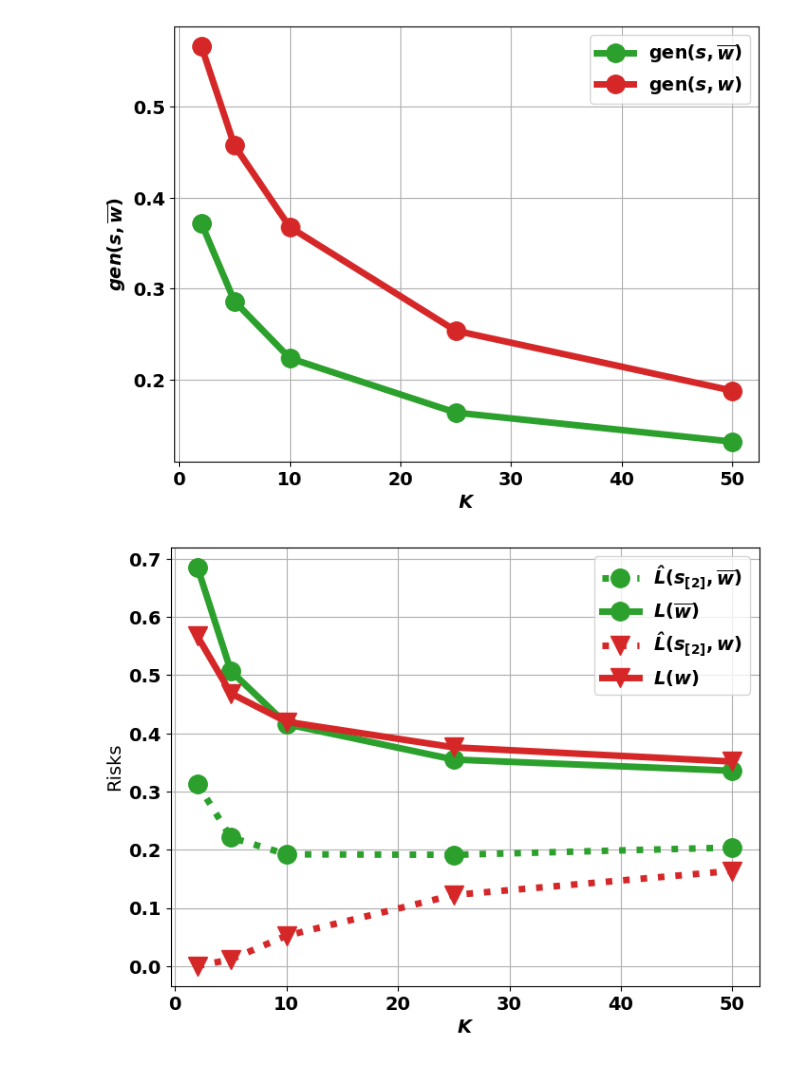
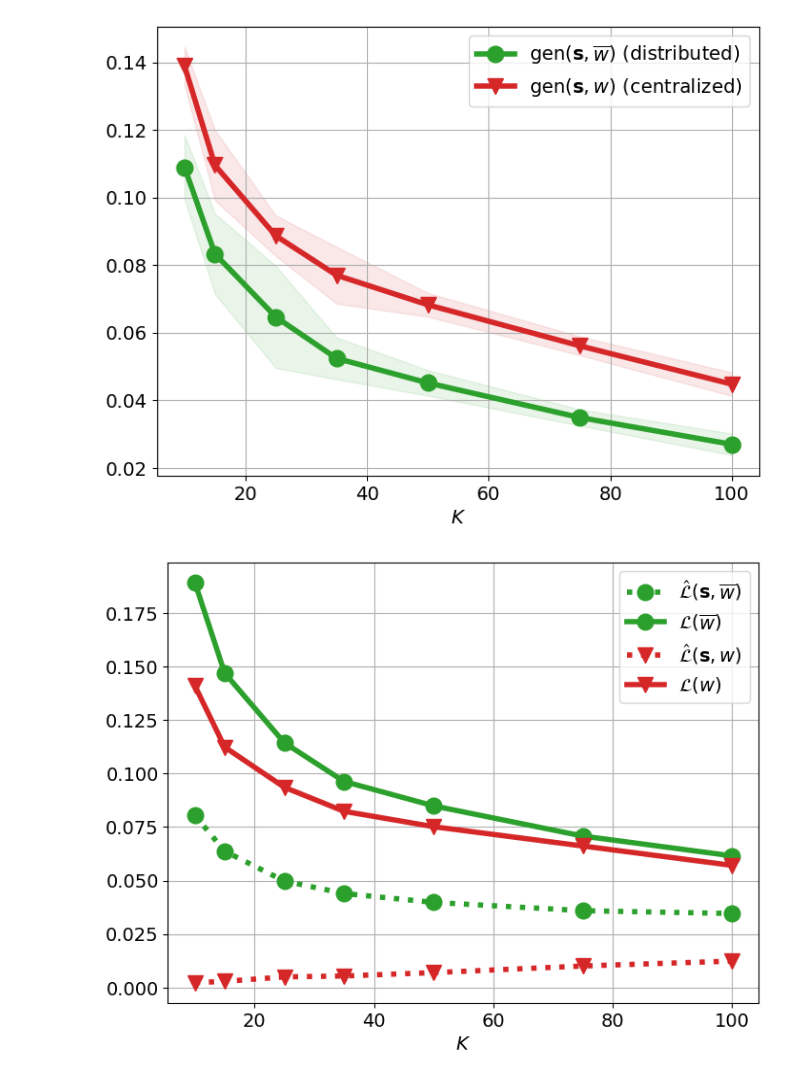
Before and after one commit to RomainChor/DataScience, a Jupyter notebook: Generalization_NeurIPS2022/plot.ipynb, the cells around one changed output. Cells and saved outputs as stored; diff of their text form; code cells hidden in the pictures.

```diff
--- a/Generalization_NeurIPS2022/plot.ipynb
+++ b/Generalization_NeurIPS2022/plot.ipynb
@@ -9,19 +9,22 @@ import seaborn as sns
 
 plt.rcParams.update(
     {
-        "font.weight": 'bold',
+        "font.weight": 'normal',
         "font.size": 14,
-        "mathtext.fontset":'custom',
-        "mathtext.cal": 'stix:italic'
+        "mathtext.fontset":'dejavusans',
+        # "mathtext.cal": 'stix:italic'
     }
 )
+
+palette = sns.color_palette("tab10")
+plot_params = {"lw":4, "markersize":12}
 # %%
-df = pd.read_pickle("save/comp_K/values_mnist_[6, 9]_gamma0.01_dim2000_lr0.005_e300_n100_MC5.pickle")
+df = pd.read_pickle("save/comp_K/values_mnist_[1, 6]_gamma0.01_dim2000_lr0.01_e200_n100_MC3.pickle")
 df["dis_gen"] = df["dis_risk"] - df["dis_emp"]
-df["dis_gen_std"] = df["dis_risk_std"] - df["dis_emp_std"]
+df["dis_gen_std"] = df["dis_risk_std"] + df["dis_emp_std"]
 df["gen"] = df["risk"] - df["emp"]
-df["gen_std"] = df["risk_std"] - df["emp_std"]
-# df = df.iloc[:-2]
+df["gen_std"] = df["risk_std"] + df["emp_std"]
+df = df.iloc[2:]
 df
 # %% [output]
 |  | dis_emp | dis_risk | emp | risk | dis_emp_std | dis_risk_std | emp_std | risk_std | bias | bias_std | ... |
@@ -33,30 +38,27 @@ df
 # %%
 xrange = df.index
-palette = sns.color_palette("tab10")
-plot_params = {"lw":5, "markersize":14}
 
 fig, ax = plt.subplots(figsize=(8, 6))
-ax.plot(xrange, df["dis_gen"], label=r"$\operatorname{gen}(s, \overline{w})$", marker='o', c=palette[2], **plot_params)
-ax.plot(xrange, df["gen"], label=r"$\operatorname{gen}(s, w)$", marker='o', c=palette[3], **plot_params)
+ax.plot(xrange, df["dis_gen"], label=r"$\operatorname{gen}(\mathbf{s}, \overline{w})$ (distributed)", marker='o', c=palette[2], **plot_params)
+ax.plot(xrange, df["gen"], label=r"$\operatorname{gen}(\mathbf{s}, w)$ (centralized)", marker='v', c=palette[3], **plot_params)
+ax.fill_between(xrange, df["dis_gen"] - df["dis_gen_std"], df["dis_gen"] + df["dis_gen_std"], alpha=0.1, color=palette[2])
+ax.fill_between(xrange, df["gen"] - df["gen_std"], df["gen"] + df["gen_std"], alpha=0.1, color=palette[3])
 ax.grid(which='both')
 # ax.set_yscale("log")
-ax.set(xlabel=r"$K$", ylabel=r"$gen(s, \overline{w})$")
+# ax.set(xlabel=r"$K$", ylabel=r"$gen(s, \overline{w})$")
+ax.set(xlabel=r"$K$")
 ax.legend();
 
 fig, ax = plt.subplots(figsize=(8, 6))
-# ax.plot(xrange, df1["emp_01"], marker='o', label=r"$\mathcal{\hat{L}}(s_{[2]}, \overline{w})$ (homogeneous)", ls=":", c=palette[2], **plot_params)
-# ax.plot(xrange, df1["risk_01"], marker='o', label=r"$\mathcal{L}(\overline{w})$ (homogeneous)", c=palette[2], **plot_params)
-# ax.plot(xrange, df2["emp_01"], marker='v', label=r"$\mathcal{\hat{L}}(s_{[2]}, \overline{w})$ (heterogeneous)", ls=":", c=palette[3], **plot_params)
-# ax.plot(xrange, df2["risk_01"], marker='v', label=r"$\mathcal{L}(\overline{w})$ (heterogenous)", c=palette[3], **plot_params)
-
-ax.plot(xrange, df["dis_emp"], marker='o', label=r"$\mathcal{\hat{L}}(s_{[2]}, \overline{w})$", ls=":", c=palette[2], **plot_params)
+ax.plot(xrange, df["dis_emp"], marker='o', label=r"$\mathcal{\hat{L}}(\mathbf{s}, \overline{w})$", ls=":", c=palette[2], **plot_params)
 ax.plot(xrange, df["dis_risk"], marker='o', label=r"$\mathcal{L}(\overline{w})$", c=palette[2], **plot_params)
-ax.plot(xrange, df["emp"], marker='v', label=r"$\mathcal{\hat{L}}(s_{[2]}, w)$", ls=":", c=palette[3], **plot_params)
+ax.plot(xrange, df["emp"], marker='v', label=r"$\mathcal{\hat{L}}(\mathbf{s}, w)$", ls=":", c=palette[3], **plot_params)
 ax.plot(xrange, df["risk"], marker='v', label=r"$\mathcal{L}(w)$", c=palette[3], **plot_params)
 ax.grid(which='both')
 # ax.set_yscale("log")
-ax.set(xlabel=r"$K$", ylabel=r"Risks")
+# ax.set(xlabel=r"$K$", ylabel=r"Risks")
+ax.set(xlabel=r"$K$")
 ax.legend();
 # %% [output]
-[figure, old version]
+[figure, new version]
-[figure, old version]
+[figure, new version]
```
Also changed, not shown: parts of 1 cell of this notebook.
